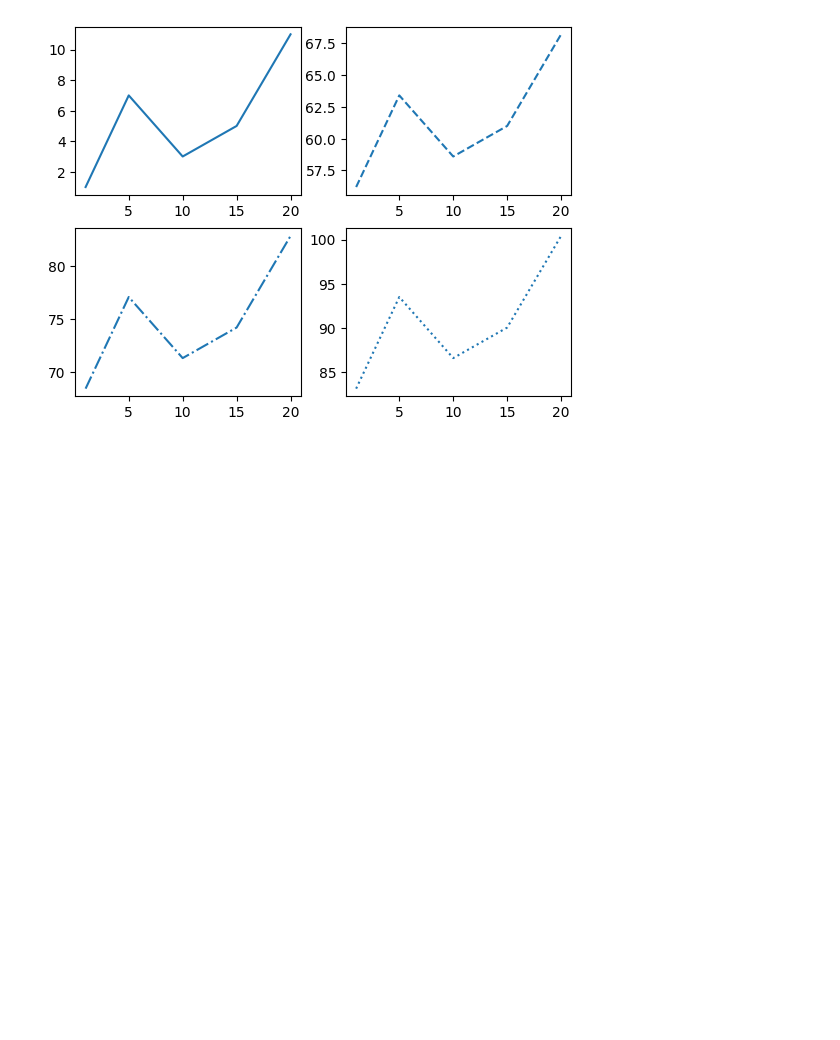
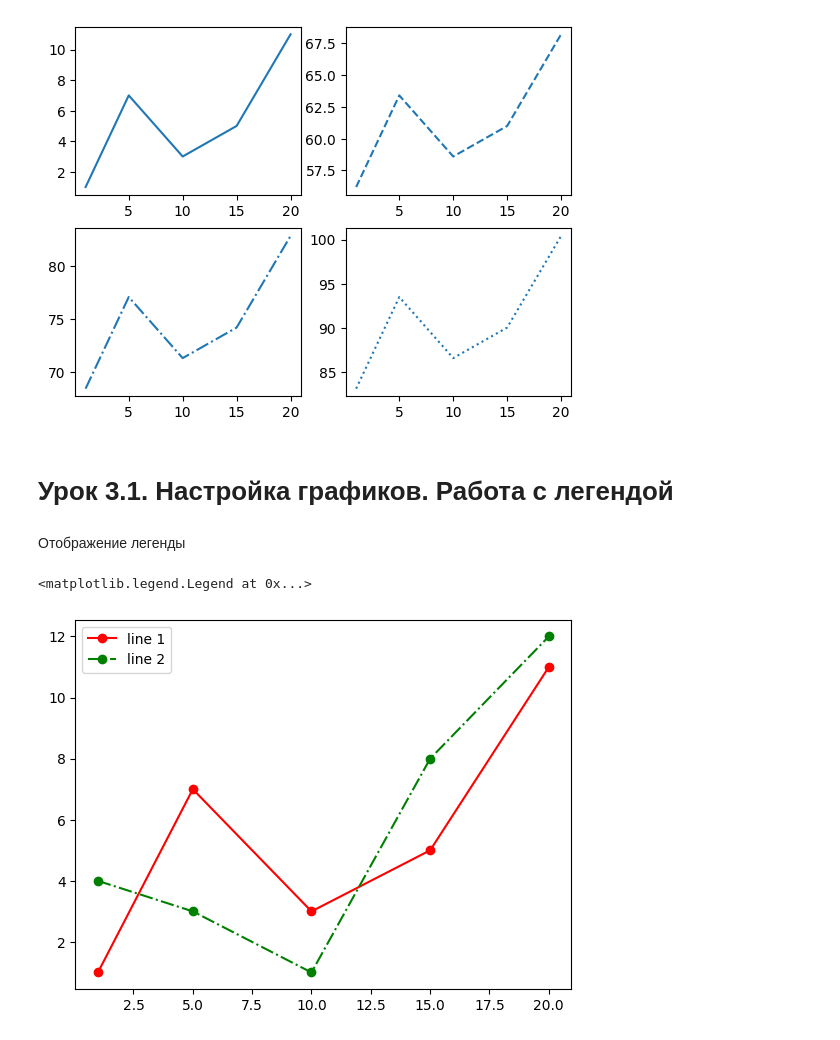
Before and after one commit to Vitalyastiy/cheat-python, a Jupyter notebook: viz/Plt_учебник.ipynb, the cells around one changed output. Drawn from its saved outputs; the diff is of its cells as text; code cells hidden in the pictures; blank space fills up the shorter version.

```diff
--- a/viz/Plt_учебник.ipynb
+++ b/viz/Plt_учебник.ipynb
@@ -306,3 +306,17 @@ plt.plot(x, y4, ':')
 # %% [output]
 [<matplotlib.lines.Line2D at 0x...>]
 [figure]
+# %% [markdown]
+# Урок 3.1. Настройка графиков. Работа с легендой
+# %% [markdown]
+Отображение легенды
+# %%
+x = [1, 5, 10, 15, 20]
+y1 = [1, 7, 3, 5, 11]
+y2 = [4, 3, 1, 8, 12]
+plt.plot(x, y1, 'o-r', label='line 1')
+plt.plot(x, y2, 'o-.g', label='line 2')
+plt.legend() #в качестве меток для легенды будет использоваться метки, указанные в функциях построения графиков (параметр label)
+# %% [output]
+<matplotlib.legend.Legend at 0x...>
+[figure, added]
```
Also changed, not shown: parts of 7 cells of this notebook.
